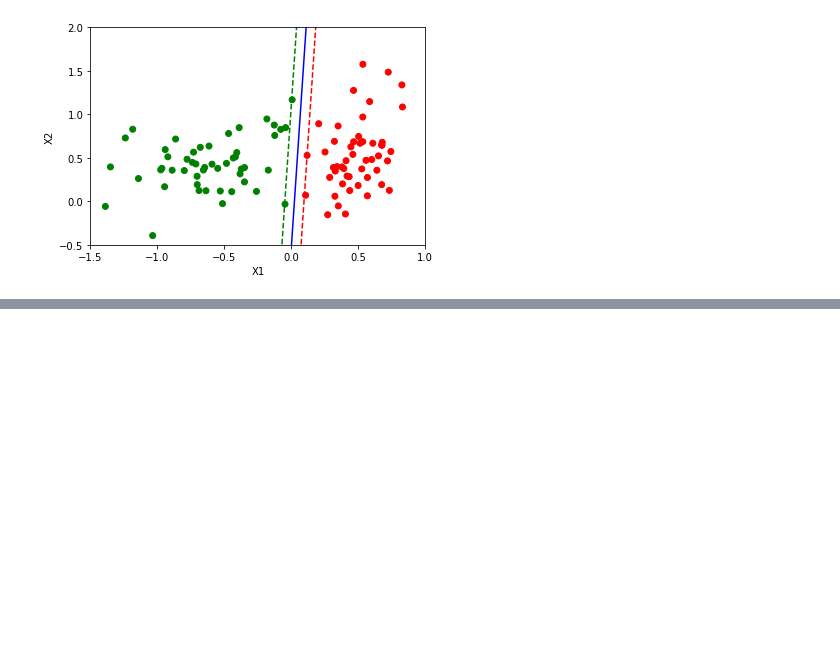
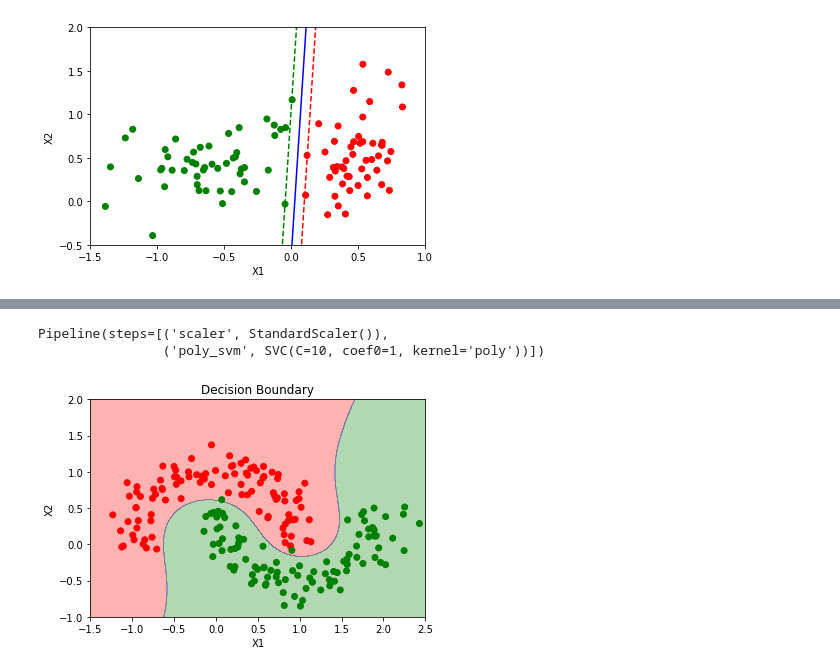
Before and after one commit to abhishak3/MLM, a Jupyter notebook: 04.SVM.ipynb, the cells around one changed output, grey strips where cells are left out. Saved outputs shown, nothing was run; the diff lists cells and outputs as text; code cells hidden in the pictures; blank space fills up the shorter version.

```diff
--- a/04.SVM.ipynb
+++ b/04.SVM.ipynb
@@ -140,0 +186,15 @@ plt.axis([-1.5,1.0,-0.5,2])
+# %%
+from sklearn.svm import SVC
+poly_svm = Pipeline([
+    ("scaler", StandardScaler()),
+    ("poly_svm", SVC(kernel='poly', C=10, degree=3, coef0=1))
+])
+poly_svm.fit(X, y)
+# %% [output]
+Pipeline(steps=[('scaler', StandardScaler()),
+                ('poly_svm', SVC(C=10, coef0=1, kernel='poly'))])
+# %%
+plot_non_lin_dec_boundary(poly_svm, [-1.5, 2.5, -1, 2])
+plot_dataset(X, y, title="Decision Boundary")
+# %% [output]
+[figure, added]
```
Also changed, not shown: parts of 15 cells of this notebook.
